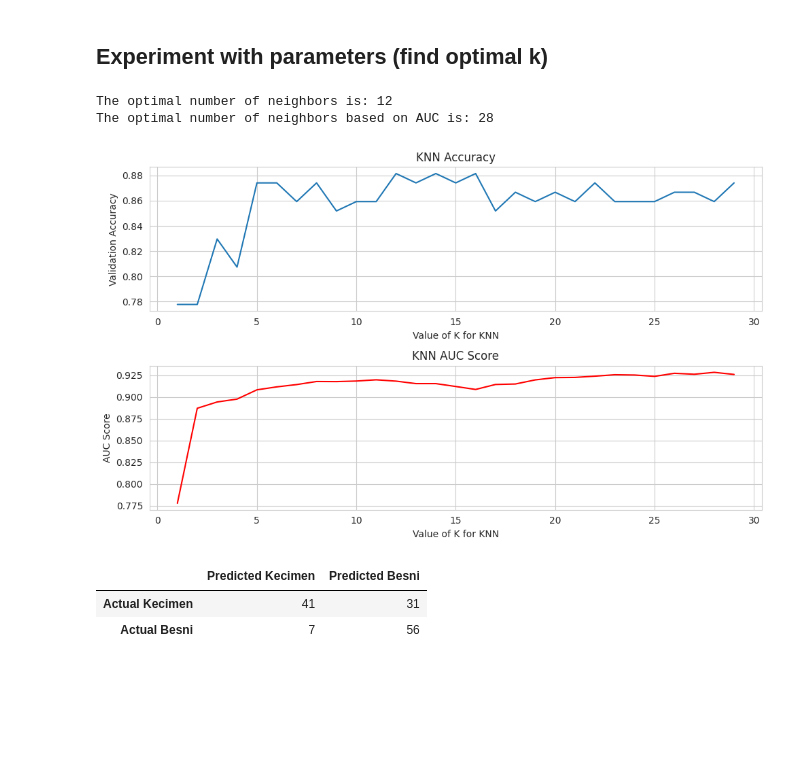
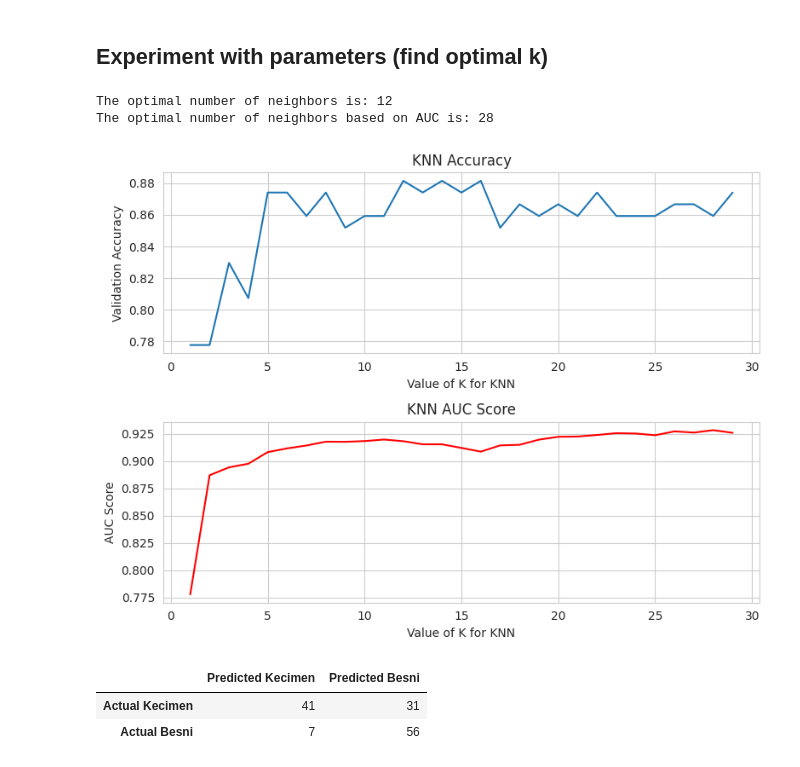
Before and after one commit to neiios/dtmm-task-4, a Jupyter notebook: knn.ipynb, the cells around one changed output. Saved outputs shown, nothing was run; the diff lists cells and outputs as text; code cells hidden in the pictures; blank space fills up the shorter version.

```diff
--- a/knn.ipynb
+++ b/knn.ipynb
@@ -41,35 +41,35 @@ for k in k_values:
 
     accuracy = accuracy_score(y_validation, y_pred)
     auc = roc_auc_score(y_validation, y_pred_prob)
 
     validation_scores.append(accuracy)
     auc_scores.append(auc)
 
-plt.figure(figsize=(10, 6))
+plt.figure(figsize=(8, 6))
 
 optimal_n = k_values[np.argmax(validation_scores)]
 optimal_n_auc = k_values[np.argmax(auc_scores)]
 print("The optimal number of neighbors is:", optimal_n)
 print("The optimal number of neighbors based on AUC is:", optimal_n_auc)
 
 plt.subplot(2, 1, 1)
 plt.plot(k_values, validation_scores, label='Accuracy')
 plt.xlabel('Value of K for KNN')
 plt.ylabel('Validation Accuracy')
 plt.title('KNN Accuracy')
 
 plt.subplot(2, 1, 2)
 plt.plot(k_values, auc_scores, label='AUC', color='red')
 plt.xlabel('Value of K for KNN')
 plt.ylabel('AUC Score')
 plt.title('KNN AUC Score')
 
 plt.tight_layout()
 plt.show()
 # %% [output]
 The optimal number of neighbors is: 12
 The optimal number of neighbors based on AUC is: 28
-[figure, old version]
+[figure, new version]
 # %%
 import pandas as pd
 from sklearn.metrics import confusion_matrix, accuracy_score, roc_auc_score, precision_score, recall_score, f1_score
```
Also changed, not shown: parts of 3 cells of this notebook, 1 other file.
